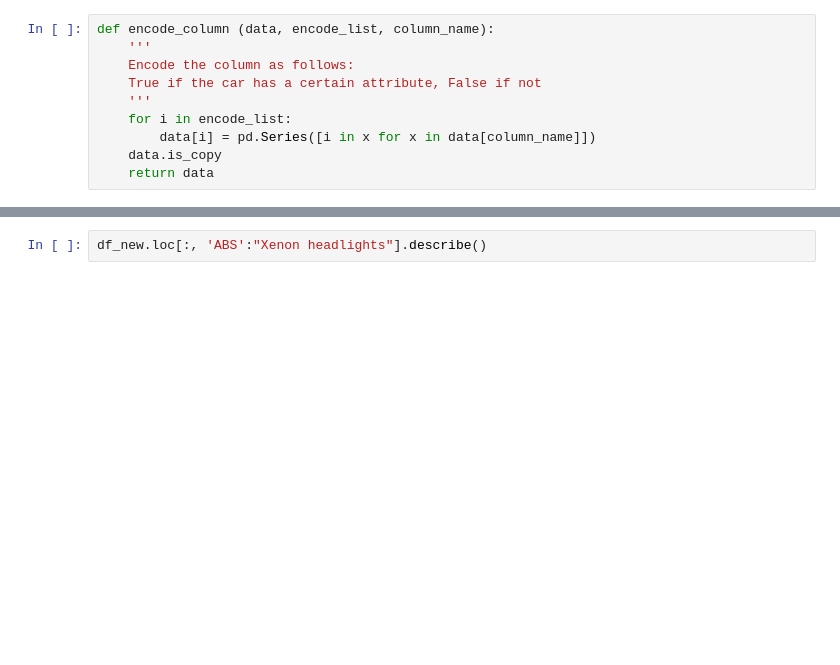
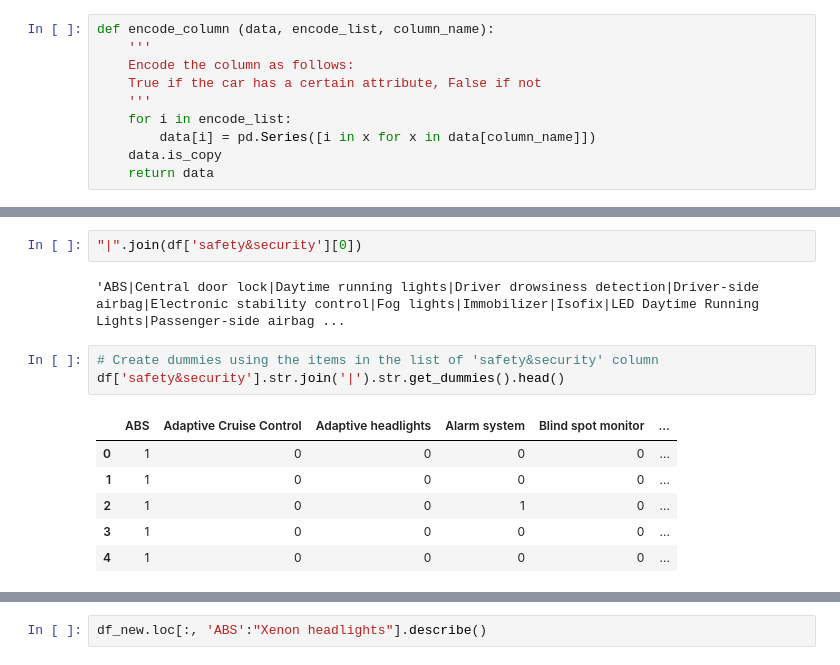
Before and after one commit to kaymal/price-prediction, a Jupyter notebook: trgt/data-cleansing/t-data-cleansing.ipynb, the cells around one changed output, grey strips where cells are left out. Drawn from its saved outputs; the diff is of its cells as text; blank space fills up the shorter version.

```diff
--- a/trgt/data-cleansing/t-data-cleansing.ipynb
+++ b/trgt/data-cleansing/t-data-cleansing.ipynb
@@ -384,6 +388,20 @@ df.head()
 | 2 | [ABS, Alarm system, Central door ... | [\n125 g CO2/km (comb)\n] | [[4.7 l/100 km (comb)], [], []] | [\nGermany\n] | NaN | [\n1,968 cc\n] | [\nAudi\n] | ... |
 | 3 | [ABS, Central door lock, Driver-s... | NaN | NaN | NaN | NaN | NaN | [\nAudi\n] | ... |
 | 4 | [ABS, Central door lock, Driver-s... | NaN | NaN | NaN | NaN | NaN | [\nAudi\n] | ... |
+# %%
+"|".join(df['safety&security'][0])
+# %% [output]
+'ABS|Central door lock|Daytime running lights|Driver drowsiness detection|Driver-side airbag|Electronic stability control|Fog lights|Immobilizer|Isofix|LED Daytime Running Lights|Passenger-side airbag ...
+# %%
+# Create dummies using the items in the list of 'safety&security' column
+df['safety&security'].str.join('|').str.get_dummies().head()
+# %% [output]
+|  | ABS | Adaptive Cruise Control | Adaptive headlights | Alarm system | Blind spot monitor | ... |
+| 0 | 1 | 0 | 0 | 0 | 0 | ... |
+| 1 | 1 | 0 | 0 | 0 | 0 | ... |
+| 2 | 1 | 0 | 0 | 1 | 0 | ... |
+| 3 | 1 | 0 | 0 | 0 | 0 | ... |
+| 4 | 1 | 0 | 0 | 0 | 0 | ... |
 # %%
 # Create dummies using the items in the list of 'safety&security' column
 %time df_new = df.join(df['safety&security'].str.join('|').str.get_dummies())
```
Also changed, not shown: parts of 46 cells of this notebook.
